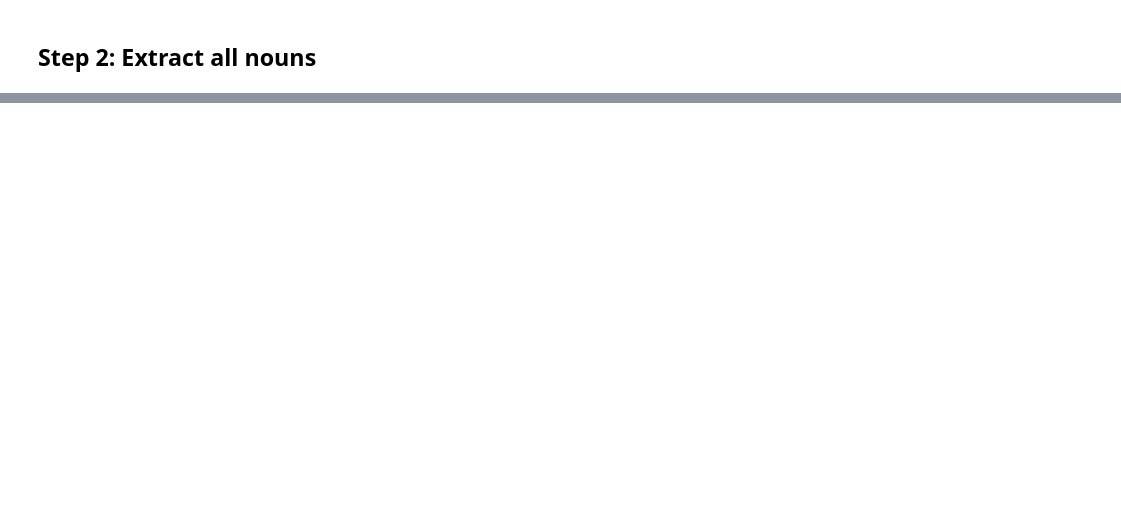
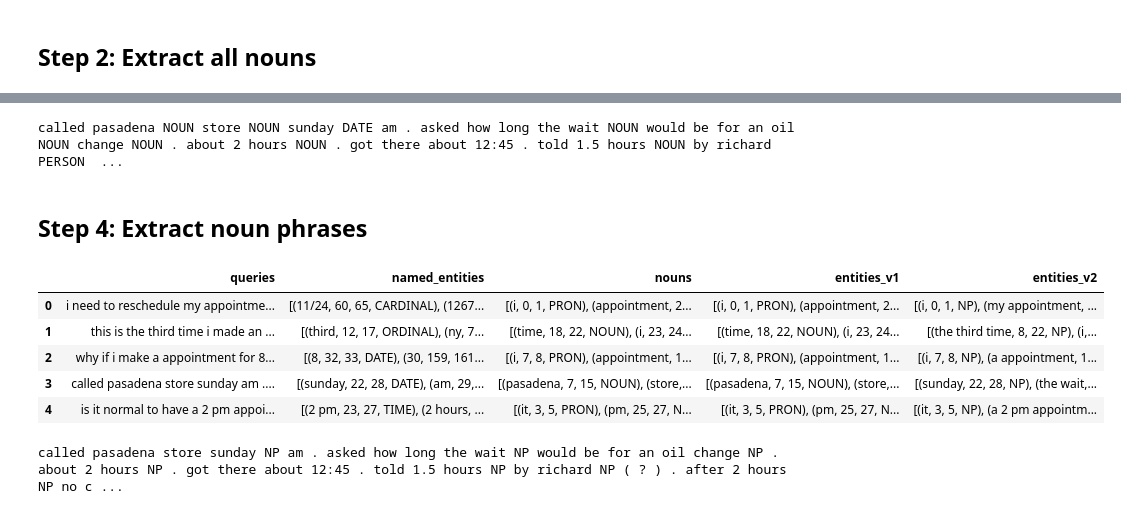
Before and after one commit to SocialSharma/named_entity_recognition, a Jupyter notebook: entity_extraction_v1.ipynb, the cells around one changed output, grey strips where cells are left out. Drawn from its saved outputs; the diff is of its cells as text; code cells hidden in the pictures; blank space fills up the shorter version.

Commit message:
organize notebook, clean up entities dataframe, extract noun phrases, generalize visualizations

```diff
--- a/entity_extraction_v1.ipynb
+++ b/entity_extraction_v1.ipynb
@@ -7,2 +34,10 @@ from IPython.core.display import display, HTML
+# %%
+entity_df = pd.read_csv('queries.csv', header=None)
+entity_df.columns = ['queries']
+pd.set_option('display.max_rows', 5)
+mini_entity_df = entity_df[:5]
+
+options = {'colors': {'PRON': '#18CFE6', 'PROPN': '#18CFE6', 'NOUN': '#18CFE6', 'NP': '#1EECA6'}}
+df = mini_entity_df
 # %% [markdown]
 ## Step 1: Inspect data
@@ -172,0 +128,28 @@ keep_pos = ['PRON', 'PROPN', 'NOUN']
+# %%
+column = 'entities_v1'
+render_entities(3, df, options=options, column=column)
+# %% [output]
+called pasadena NOUN store NOUN sunday DATE am . asked how long the wait NOUN would be for an oil NOUN change NOUN . about 2 hours NOUN . got there about 12:45 . told 1.5 hours NOUN by richard PERSON  ...
+# %% [markdown]
+## Step 4: Extract noun phrases
+# %%
+def extract_entities_v2(query):
+    return [(chunk.text, chunk.start_char, chunk.end_char, chunk.label_) for chunk in nlp(query).noun_chunks]
+
+def add_entities_v2(df):
+    df['entities_v2'] = df['queries'].apply(extract_entities_v2)
+# %%
+add_entities_v2(df)
+display(df)
+# %% [output]
+|  | queries | named_entities | nouns | entities_v1 | entities_v2 |
+| 0 | i need to reschedule my appointme... | [(11/24, 60, 65, CARDINAL), (1267... | [(i, 0, 1, PRON), (appointment, 2... | [(i, 0, 1, PRON), (appointment, 2... | [(i, 0, 1, NP), (my appointment, ... |
+| 1 | this is the third time i made an ... | [(third, 12, 17, ORDINAL), (ny, 7... | [(time, 18, 22, NOUN), (i, 23, 24... | [(time, 18, 22, NOUN), (i, 23, 24... | [(the third time, 8, 22, NP), (i,... |
+| 2 | why if i make a appointment for 8... | [(8, 32, 33, DATE), (30, 159, 161... | [(i, 7, 8, PRON), (appointment, 1... | [(i, 7, 8, PRON), (appointment, 1... | [(i, 7, 8, NP), (a appointment, 1... |
+| 3 | called pasadena store sunday am .... | [(sunday, 22, 28, DATE), (am, 29,... | [(pasadena, 7, 15, NOUN), (store,... | [(pasadena, 7, 15, NOUN), (store,... | [(sunday, 22, 28, NP), (the wait,... |
+| 4 | is it normal to have a 2 pm appoi... | [(2 pm, 23, 27, TIME), (2 hours, ... | [(it, 3, 5, PRON), (pm, 25, 27, N... | [(it, 3, 5, PRON), (pm, 25, 27, N... | [(it, 3, 5, NP), (a 2 pm appointm... |
+# %%
+column = 'entities_v2'
+render_entities(3, df, options=options, column=column)
+# %% [output]
+called pasadena store sunday NP am . asked how long the wait NP would be for an oil change NP . about 2 hours NP . got there about 12:45 . told 1.5 hours NP by richard NP ( ? ) . after 2 hours NP no c ...
```
Also changed, not shown: parts of 29 cells of this notebook.
